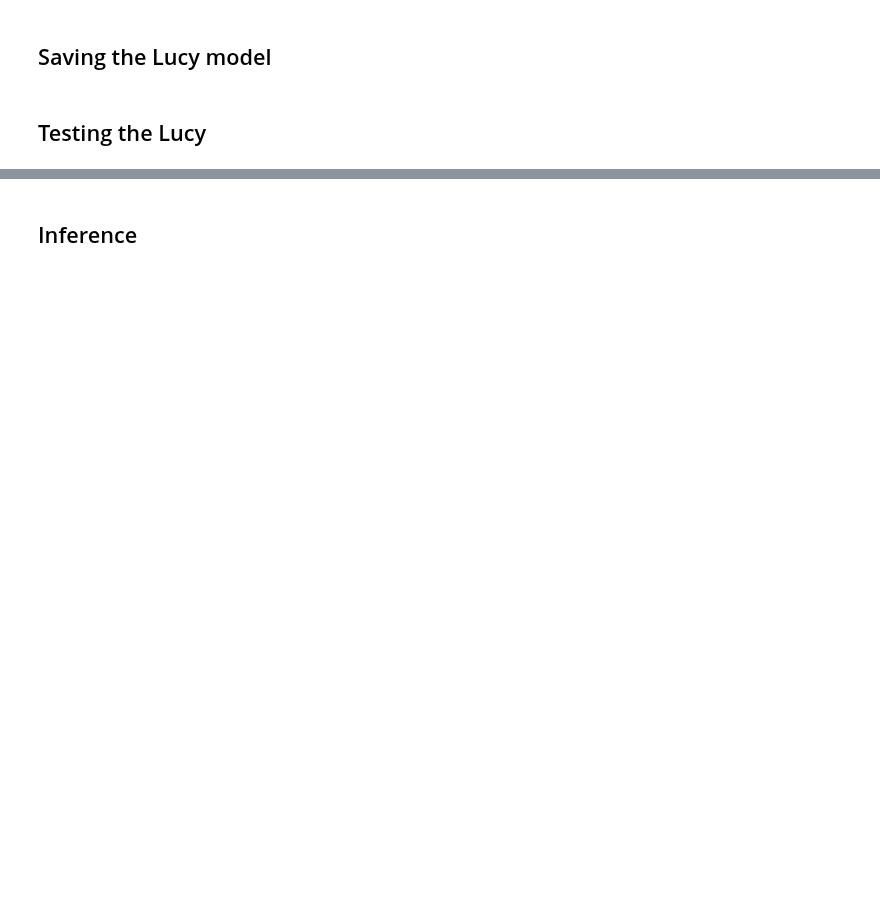
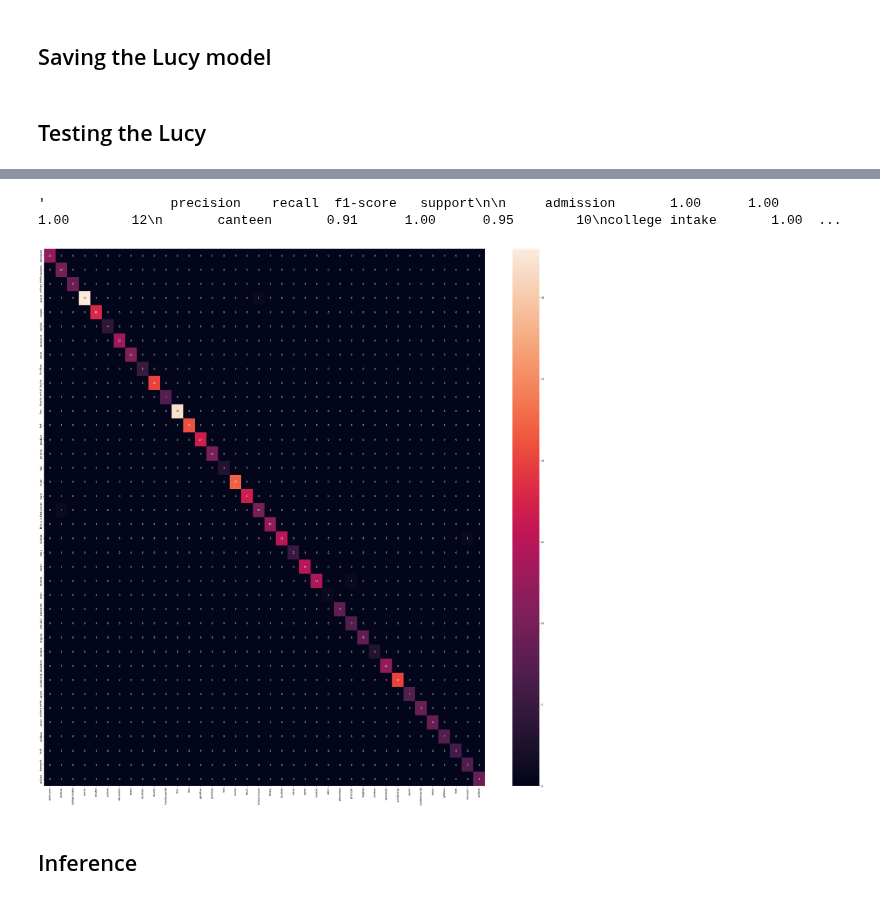
Before and after one commit to surajkarki66/Lucy-Backend, a Jupyter notebook: notebooks/chabot_train.ipynb, the cells around one changed output, grey strips where cells are left out. Saved outputs shown, nothing was run; the diff lists cells and outputs as text; code cells hidden in the pictures; blank space fills up the shorter version.

```diff
--- a/notebooks/chabot_train.ipynb
+++ b/notebooks/chabot_train.ipynb
@@ -413,3 +631,31 @@ torch.save(model.state_dict(), PATH)
+# %%
+test_y_true = []
+for batch in test_dataloader:
+   _, _, labels = batch
+   a = torch.Tensor.tolist(labels)
+   for i in a:
+     test_y_true.append(i)
+# %%
+test_y_true = le.inverse_transform(test_y_true)
+# %%
+test_y_preds = le.inverse_transform(test_y_preds)
+# %%
+# Classification report
+classification_report(test_y_true, test_y_preds)
+# %% [output]
+'                precision    recall  f1-score   support\n\n     admission       1.00      1.00      1.00        12\n       canteen       0.91      1.00      0.95        10\ncollege intake       1.00  ...
+# %%
+# Build confusion matrix
+cf_matrix = confusion_matrix(test_y_true, test_y_preds)
+# %%
+df_cm = pd.DataFrame(cf_matrix, index = [i for i in classes], columns = [i for i in classes])
+plt.figure(figsize = (40,40))
+plt.xlabel("Predicted Class")
+plt.ylabel("True Class")
+sn.heatmap(df_cm, annot=True)
+plt.savefig('output.png')
+# %% [output]
+[figure, added]
 # %% [markdown]
 ## Inference
 # %%
```
Also changed, not shown: parts of 48 cells of this notebook.
